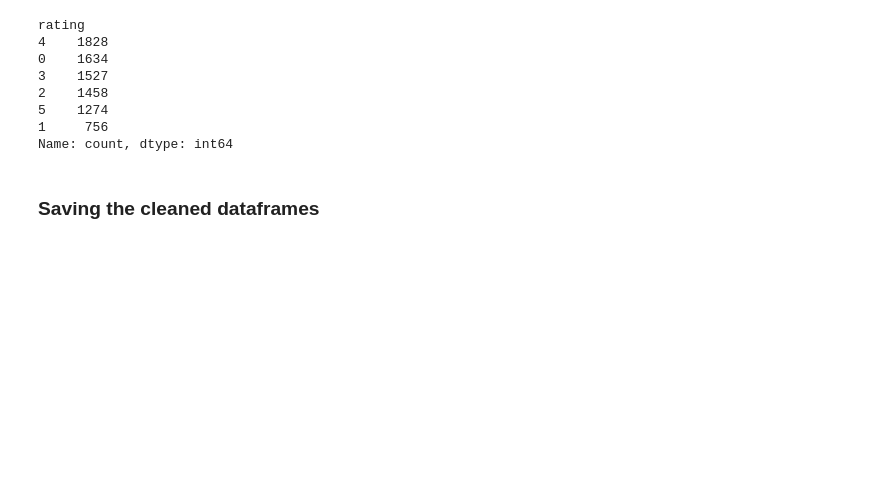
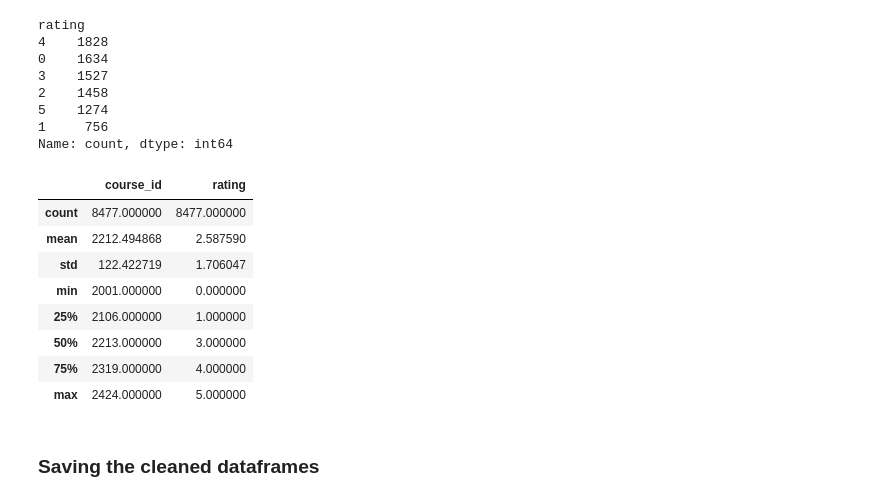
Before and after one commit to janiceXerri21/JaniceXerri_FYP_PCRS_VRLE_2024, a Jupyter notebook: Preprocessing_Analysing_Data.ipynb, the cells around one changed output. Saved outputs shown, nothing was run; the diff lists cells and outputs as text; code cells hidden in the pictures; blank space fills up the shorter version.

```diff
--- a/Preprocessing_Analysing_Data.ipynb
+++ b/Preprocessing_Analysing_Data.ipynb
@@ -468,6 +480,18 @@ rating
 5    1274
 1     756
 Name: count, dtype: int64
+# %%
+user_rating_cleaned_ds.describe()
+# %% [output]
+|  | course_id | rating |
+| count | 8477.000000 | 8477.000000 |
+| mean | 2212.494868 | 2.587590 |
+| std | 122.422719 | 1.706047 |
+| min | 2001.000000 | 0.000000 |
+| 25% | 2106.000000 | 1.000000 |
+| 50% | 2213.000000 | 3.000000 |
+| 75% | 2319.000000 | 4.000000 |
+| max | 2424.000000 | 5.000000 |
 # %% [markdown]
 ### Saving the cleaned dataframes
 # %%
```
Also changed, not shown: parts of 2 cells of this notebook, 3 other files.
